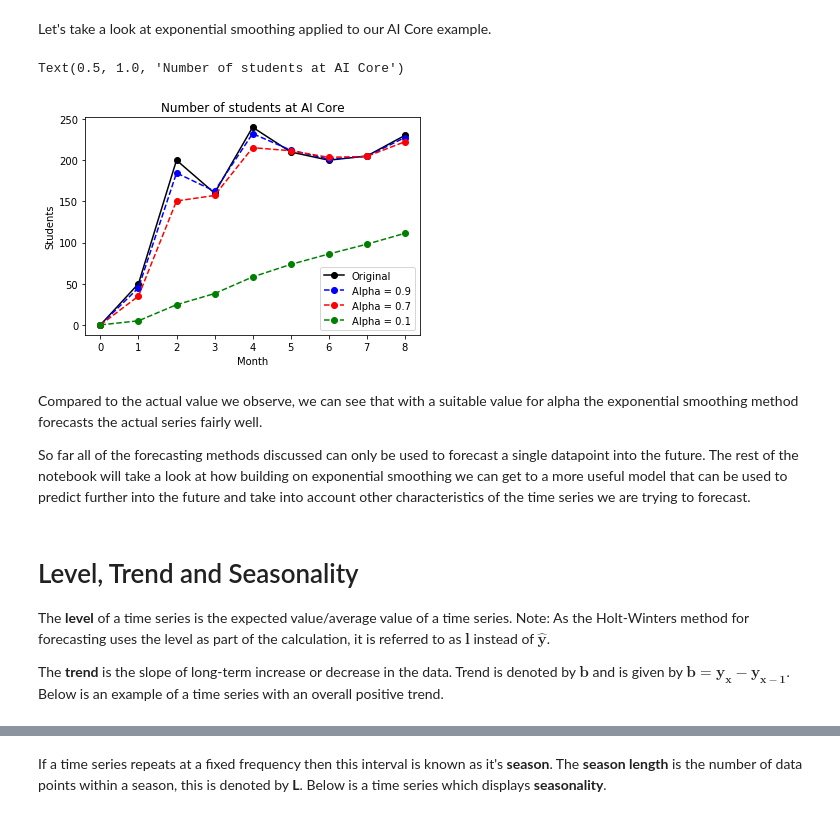
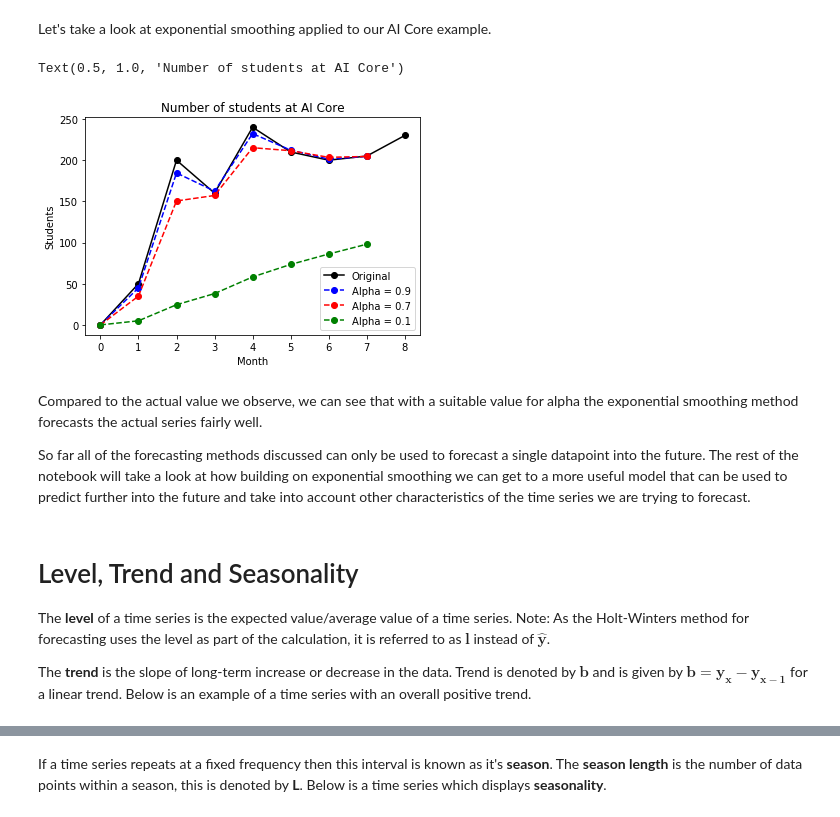
Before and after one commit to stefan262/Practical-ML-DS, a Jupyter notebook: Chapter 2. Python for Data Scientists/Module 7. Other ML Problems/Time Series/2. Holt-Winters Method for Time Series Forecasting.ipynb, the cells around one changed output, grey strips where cells are left out. Saved outputs shown, nothing was run; the diff lists cells and outputs as text; code cells hidden in the pictures.

```diff
--- a/Chapter 2. Python for Data Scientists/Module 7. Other ML Problems/Time Series/2. Holt-Winters Method for Time Series Forecasting.ipynb
+++ b/Chapter 2. Python for Data Scientists/Module 7. Other ML Problems/Time Series/2. Holt-Winters Method for Time Series Forecasting.ipynb
@@ -225,22 +241,22 @@ def exponential_smoothing(series, alpha):
 # %% [markdown]
 Let's take a look at exponential smoothing applied to our AI Core example.
 # %%
-example1 = exponential_smoothing(aicore_series,0.9)
-example2 = exponential_smoothing(aicore_series,0.7)
-example3 = exponential_smoothing(aicore_series,0.1)
+example1 = exponential_smoothing(aicore_series[:-1],0.9)
+example2 = exponential_smoothing(aicore_series[:-1],0.7)
+example3 = exponential_smoothing(aicore_series[:-1],0.1)
 #Plot observed series
 plt.plot(aicore_series,'ko-', label='Original')
 plt.plot(example1, 'bo--', label='Alpha = 0.9')
 plt.plot(example2, 'ro--', label='Alpha = 0.7')
 plt.plot(example3, 'go--', label='Alpha = 0.1')
 plt.legend()
 plt.xlabel('Month')
 plt.ylabel('Students')
 plt.title('Number of students at AI Core')
 #plt.plot(example1, 'bo--', label='Alpha = 0.9')
 # %% [output]
 Text(0.5, 1.0, 'Number of students at AI Core')
-[figure, old version]
+[figure, new version]
 # %% [markdown]
 Compared to the actual value we observe, we can see that with a suitable value for alpha the exponential smoothing method forecasts the actual series fairly  well.
 
@@ -249,7 +265,7 @@ So far all of the forecasting methods discussed can only be used to forecast a s
 # Level, Trend and Seasonality
 The __level__ of a time series is the expected value/average value of a time series. Note: As the Holt-Winters method for forecasting uses the level as part of the calculation, it is referred to as $\mathbf{l}$ instead of $\mathbf{\hat{y}}$.
 
-The __trend__ is the slope of long-term increase or decrease in the data. Trend is denoted by $\mathbf{b}$ and is given by $\mathbf{b=y_{x} - y_{x-1}}$. Below is an example of a time series with an overall positive trend.
+The __trend__ is the slope of long-term increase or decrease in the data. Trend is denoted by $\mathbf{b}$ and is given by $\mathbf{b=y_{x} - y_{x-1}}$ for a linear trend. Below is an example of a time series with an overall positive trend.
 # %%
 import pandas as pd
 import matplotlib.pyplot as plt
```
Also changed, not shown: parts of 20 cells of this notebook.
